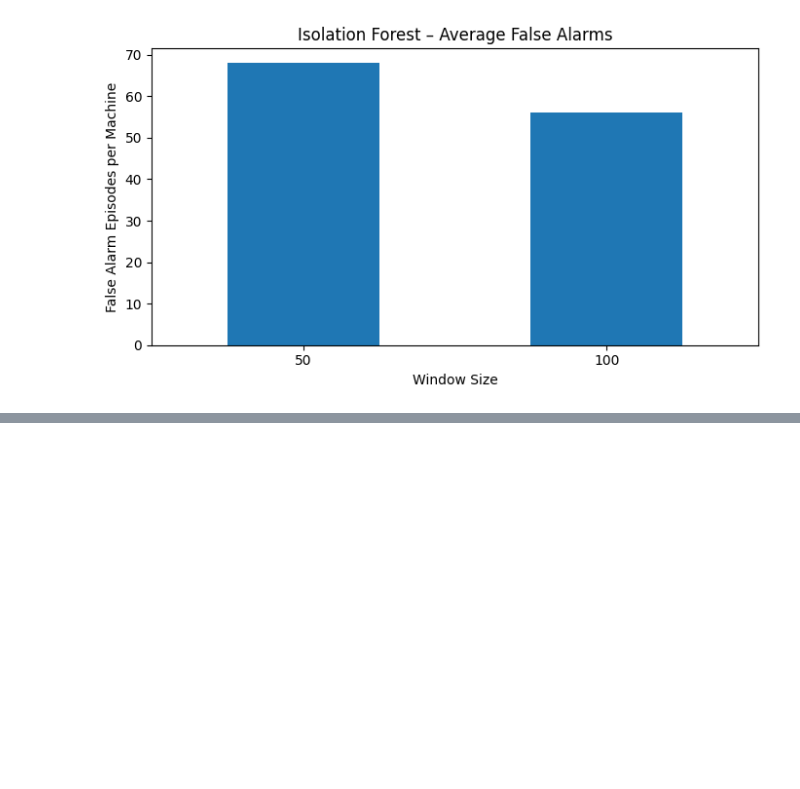
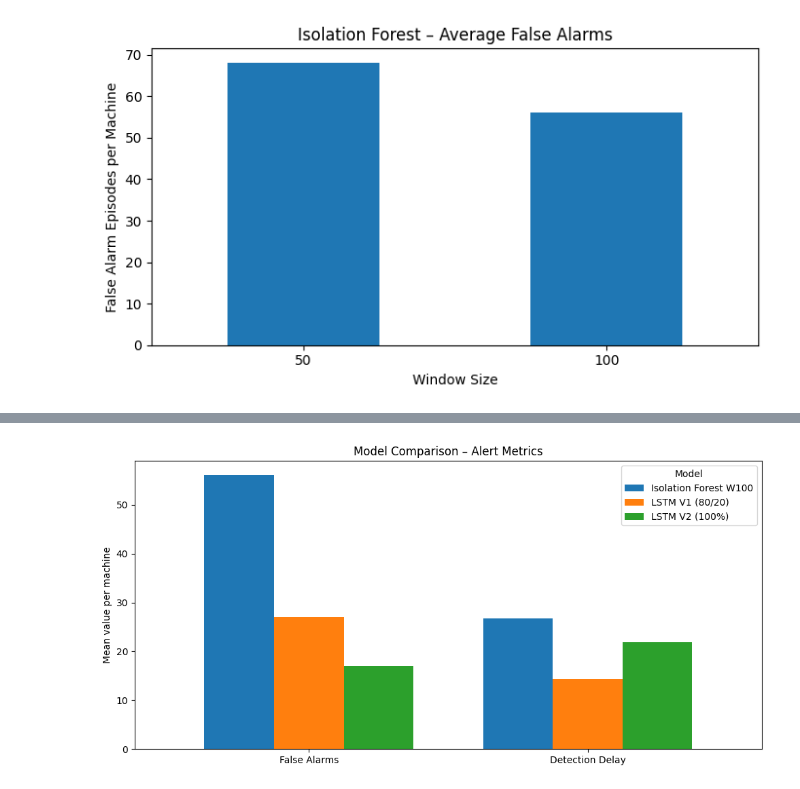
Before and after one commit to VioS11/SensorTwin-SMD, a Jupyter notebook: notebooks/IC3_SMD_Project.ipynb, the cells around one changed output, grey strips where cells are left out. Saved outputs shown, nothing was run; the diff lists cells and outputs as text; code cells hidden in the pictures; blank space fills up the shorter version.

```diff
--- a/notebooks/IC3_SMD_Project.ipynb
+++ b/notebooks/IC3_SMD_Project.ipynb
@@ -1383,0 +3243,24 @@ results_df.to_csv(
+# %%
+lower_better = comparison_df.loc[
+    ["false_alarms", "mean_detection_delay"]
+].rename(index={
+    "false_alarms": "False Alarms",
+    "mean_detection_delay": "Detection Delay"
+})
+
+ax = lower_better.plot(
+    kind="bar",
+    figsize=(10, 5),
+    rot=0,
+    width=0.75
+)
+
+ax.set_title("Model Comparison – Alert Metrics")
+ax.set_ylabel("Mean value per machine")
+ax.set_xlabel("")
+ax.legend(title="Model")
+
+plt.tight_layout()
+plt.show()
+# %% [output]
+[figure, added]
```
Also changed, not shown: parts of 48 cells of this notebook.
